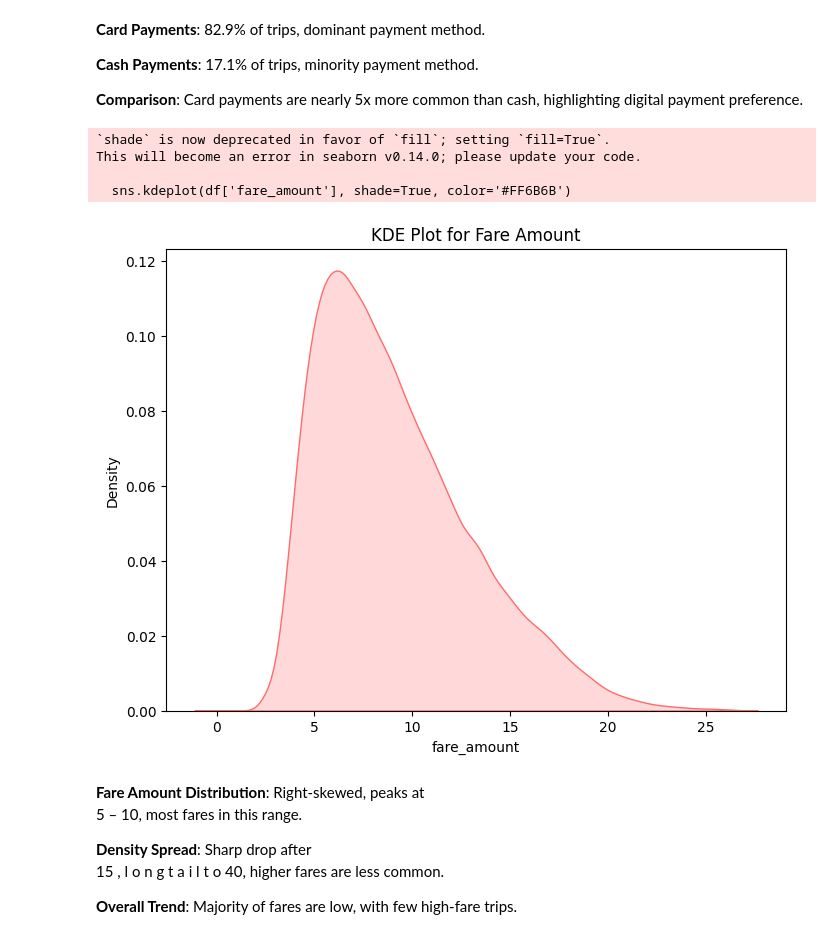
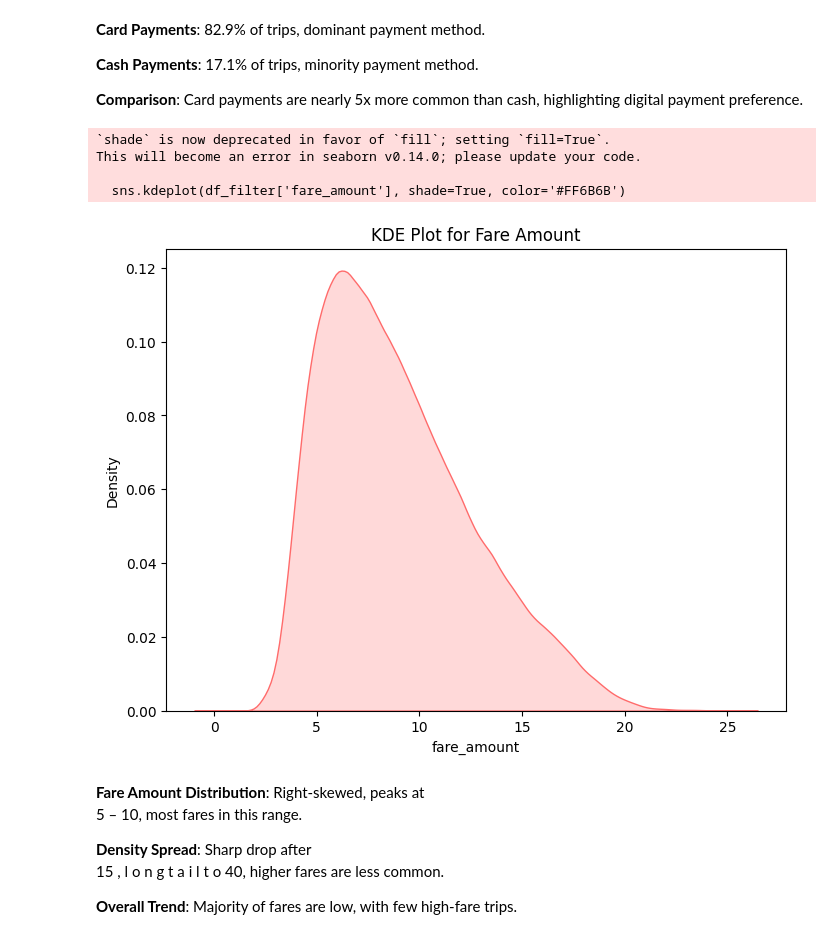
Before and after one commit to ArunK-ML/Project---TripFare-Predicting-Urban-Taxi-Fare-with-Machine-Learning, a Jupyter notebook: Taxi_trip_Finalone_again try.ipynb, the cells around one changed output. Saved outputs shown, nothing was run; the diff lists cells and outputs as text; code cells hidden in the pictures.

```diff
--- a/Taxi_trip_Finalone_again try.ipynb
+++ b/Taxi_trip_Finalone_again try.ipynb
@@ -960,15 +962,15 @@ plt.show()
 **Comparison**: Card payments are nearly 5x more common than cash, highlighting digital payment preference.
 # %%
 plt.figure(figsize=(8, 6)) # fig size
-sns.kdeplot(df['fare_amount'], shade=True, color='#FF6B6B')
+sns.kdeplot(df_filter['fare_amount'], shade=True, color='#FF6B6B')
 plt.title('KDE Plot for Fare Amount')
 plt.show()
 # %% [output]
 `shade` is now deprecated in favor of `fill`; setting `fill=True`.
 This will become an error in seaborn v0.14.0; please update your code.
 
-  sns.kdeplot(df['fare_amount'], shade=True, color='#FF6B6B')
+  sns.kdeplot(df_filter['fare_amount'], shade=True, color='#FF6B6B')
-[figure, old version]
+[figure, new version]
 # %% [markdown]
 **Fare Amount Distribution**: Right-skewed, peaks at
 5
```
Also changed, not shown: parts of 6 cells of this notebook.
